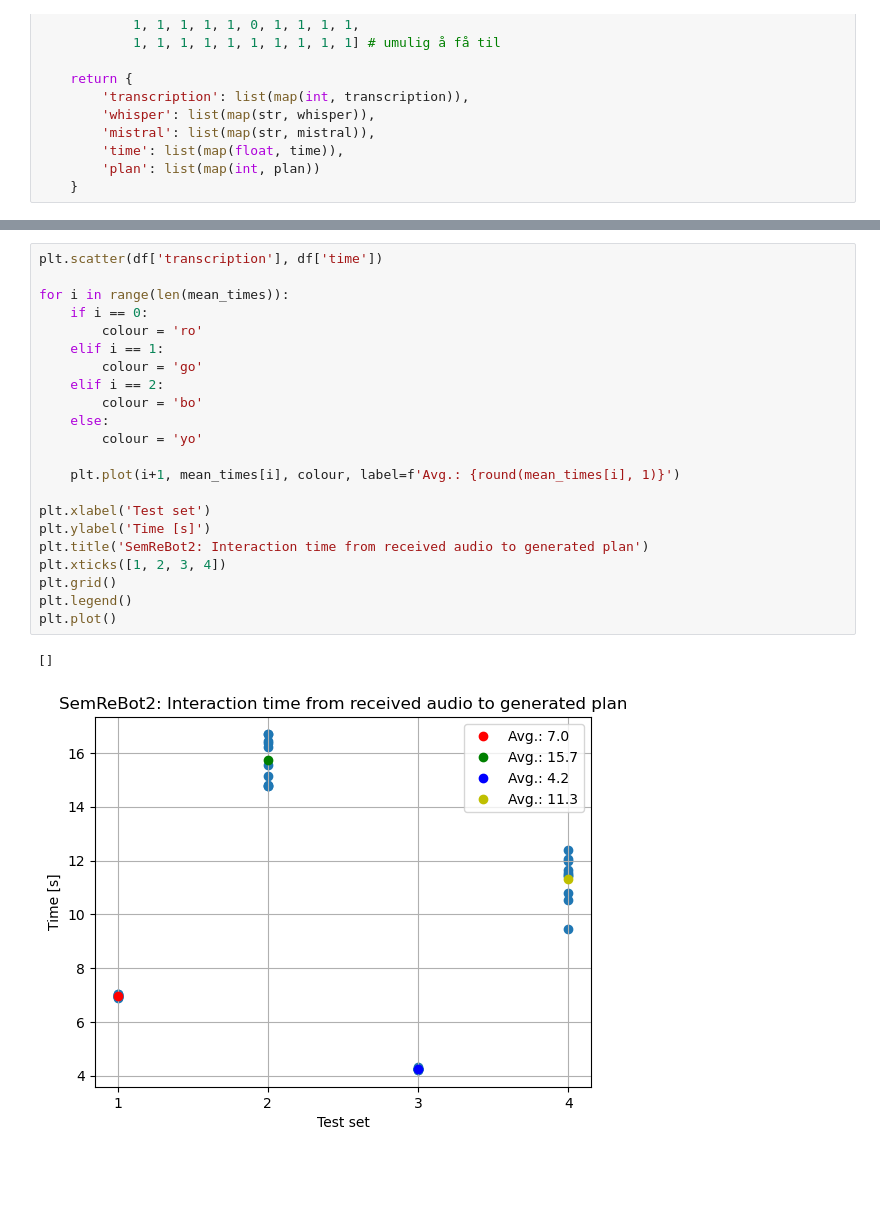
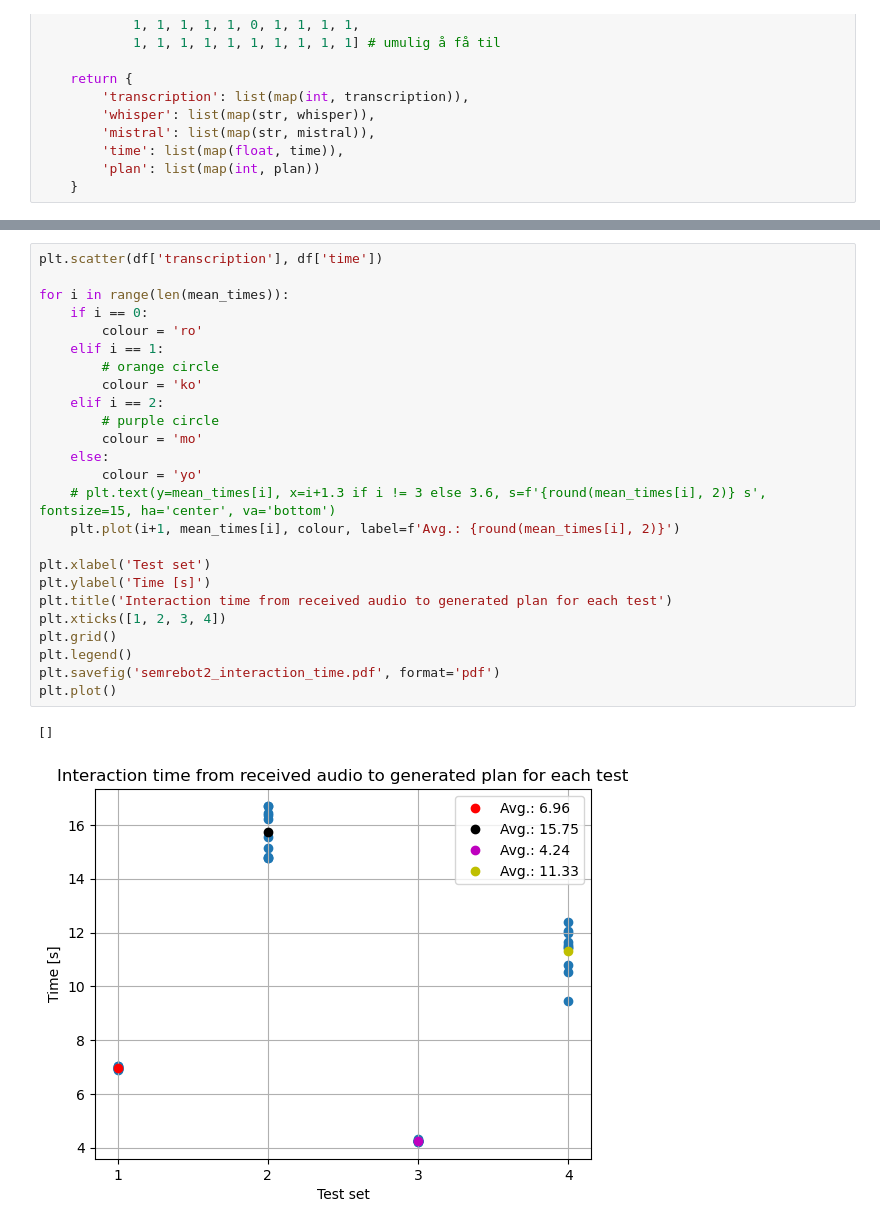
Before and after one commit to stinkyElias/SemReBot2, a Jupyter notebook: testing/plansys2/plotting.ipynb, the cells around one changed output, grey strips where cells are left out. Cells and saved outputs as stored; diff of their text form; blank space fills up the shorter version.

Commit message:
tests

```diff
--- a/testing/plansys2/plotting.ipynb
+++ b/testing/plansys2/plotting.ipynb
@@ -50,25 +68,28 @@ Success rate: 0.95
 # %%
 plt.scatter(df['transcription'], df['time'])
 
 for i in range(len(mean_times)):
     if i == 0:
         colour = 'ro'
     elif i == 1:
-        colour = 'go'
+        # orange circle
+        colour = 'ko'
     elif i == 2:
-        colour = 'bo'
+        # purple circle
+        colour = 'mo'
     else:
         colour = 'yo'
-
-    plt.plot(i+1, mean_times[i], colour, label=f'Avg.: {round(mean_times[i], 1)}')
+    # plt.text(y=mean_times[i], x=i+1.3 if i != 3 else 3.6, s=f'{round(mean_times[i], 2)} s', fontsize=15, ha='center', va='bottom')
+    plt.plot(i+1, mean_times[i], colour, label=f'Avg.: {round(mean_times[i], 2)}')
 
 plt.xlabel('Test set')
 plt.ylabel('Time [s]')
-plt.title('SemReBot2: Interaction time from received audio to generated plan')
+plt.title('Interaction time from received audio to generated plan for each test')
 plt.xticks([1, 2, 3, 4])
 plt.grid()
 plt.legend()
+plt.savefig('semrebot2_interaction_time.pdf', format='pdf')
 plt.plot()
 # %% [output]
 []
-[figure, old version]
+[figure, new version]
```
Also changed, not shown: parts of 1 cell of this notebook, 2 other files.
